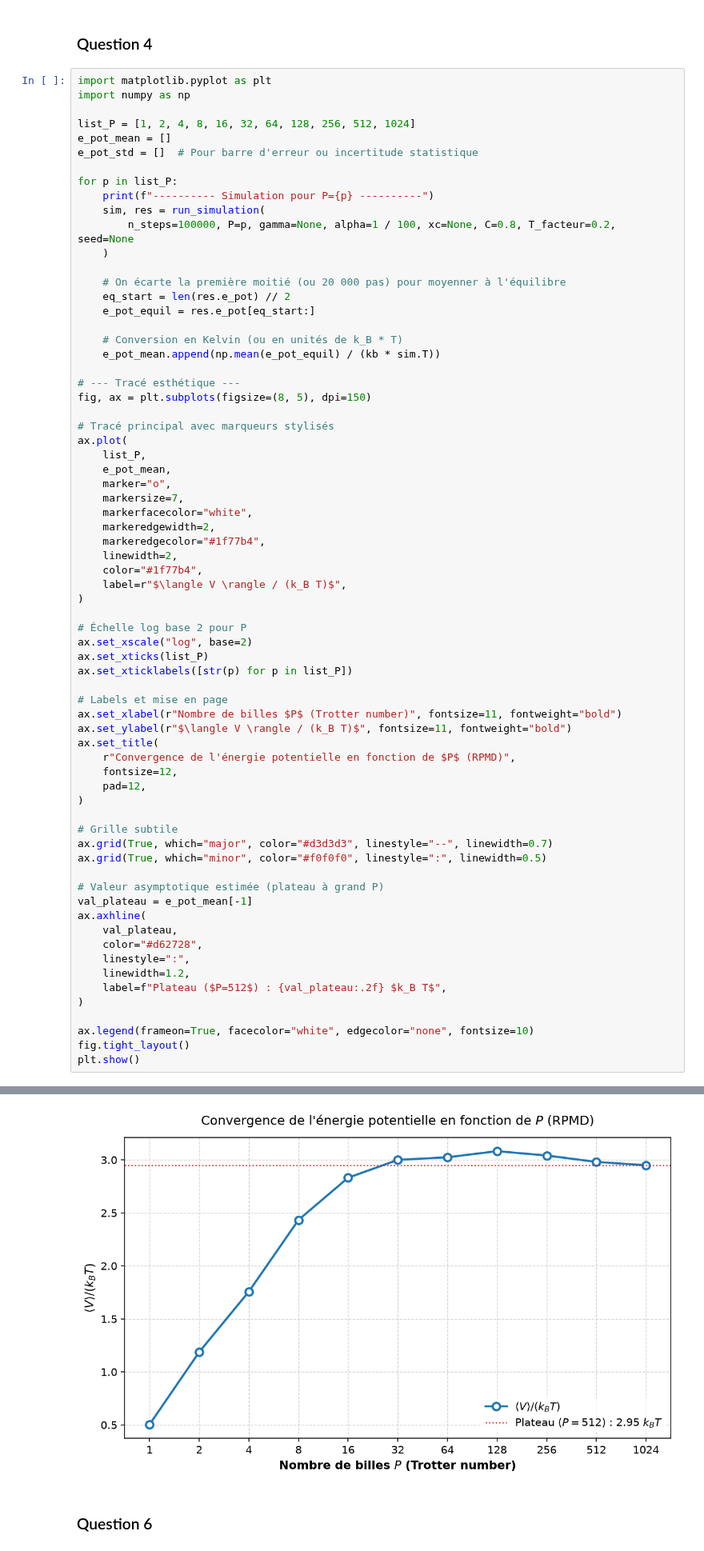
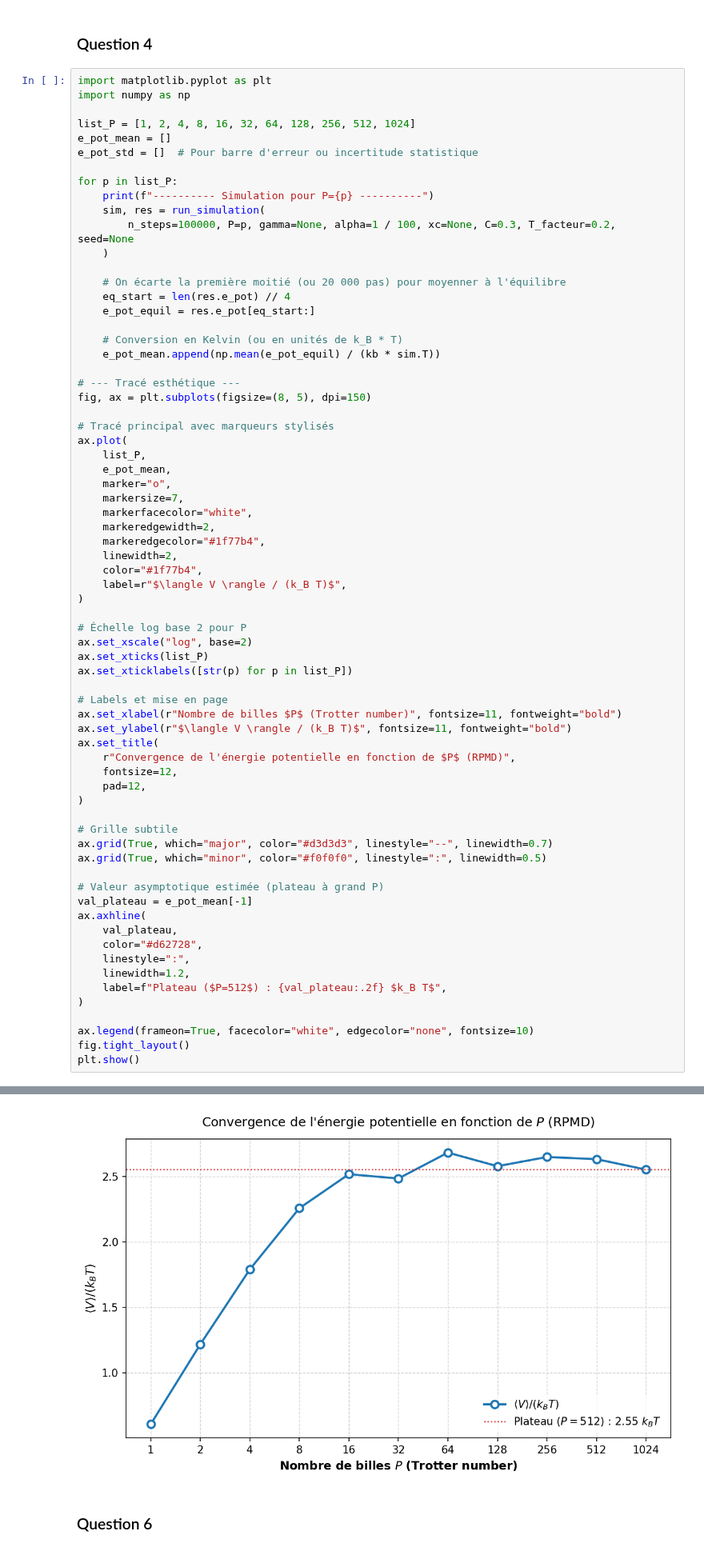
Before and after one commit to Djoto15/MSN_project12, a Jupyter notebook: notes.ipynb, the cells around one changed output, grey strips where cells are left out. Shown at 80% size. Drawn from its saved outputs; the diff is of its cells as text.

```diff
--- a/notes.ipynb
+++ b/notes.ipynb
@@ -126,11 +126,11 @@ e_pot_std = []  # Pour barre d'erreur ou incertitude statistique
 for p in list_P:
     print(f"---------- Simulation pour P={p} ----------")
     sim, res = run_simulation(
-        n_steps=100000, P=p, gamma=None, alpha=1 / 100, xc=None, C=0.8, T_facteur=0.2, seed=None
+        n_steps=100000, P=p, gamma=None, alpha=1 / 100, xc=None, C=0.3, T_facteur=0.2, seed=None
     )
 
     # On écarte la première moitié (ou 20 000 pas) pour moyenner à l'équilibre
-    eq_start = len(res.e_pot) // 2
+    eq_start = len(res.e_pot) // 4
     e_pot_equil = res.e_pot[eq_start:]
 
     # Conversion en Kelvin (ou en unités de k_B * T)
@@ -204,5 +204,5 @@ dt = 1.246e-17 s | gamma = 8.028e+13 s^-1
 Simulation terminée avec succès.
-[figure, old version]
+[figure, new version]
 # %% [markdown]
 ### Question 6
 # %%
```
Also changed, not shown: parts of 3 cells of this notebook.
